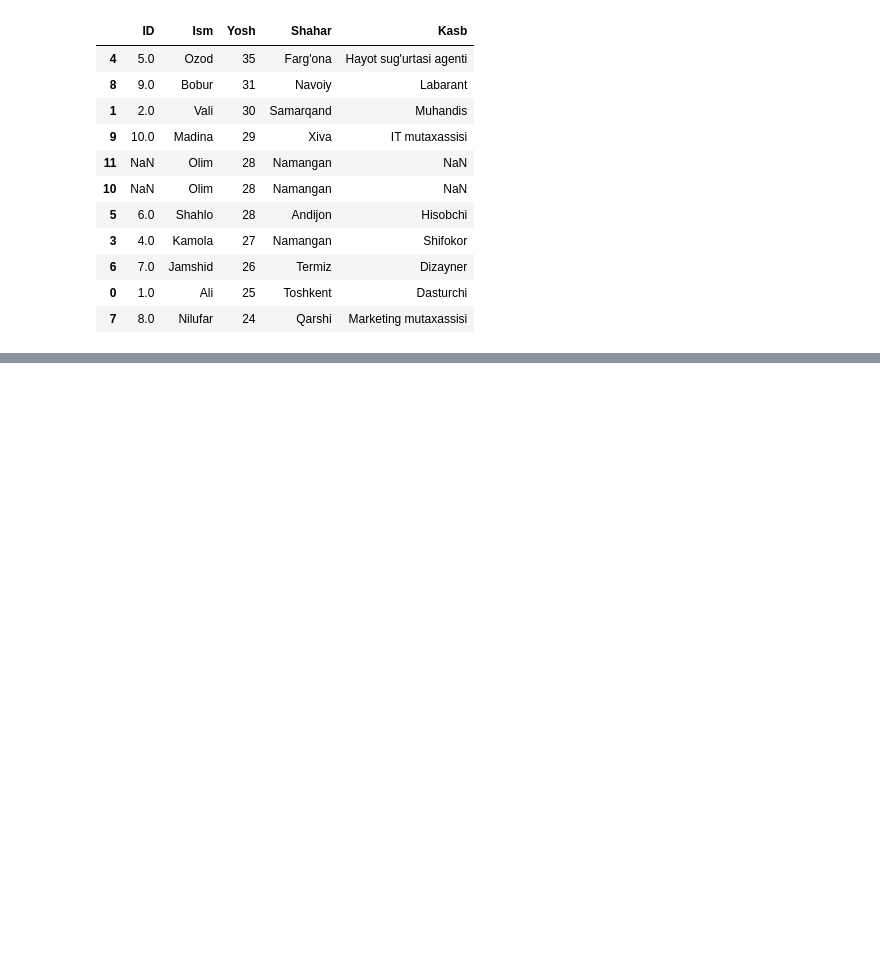
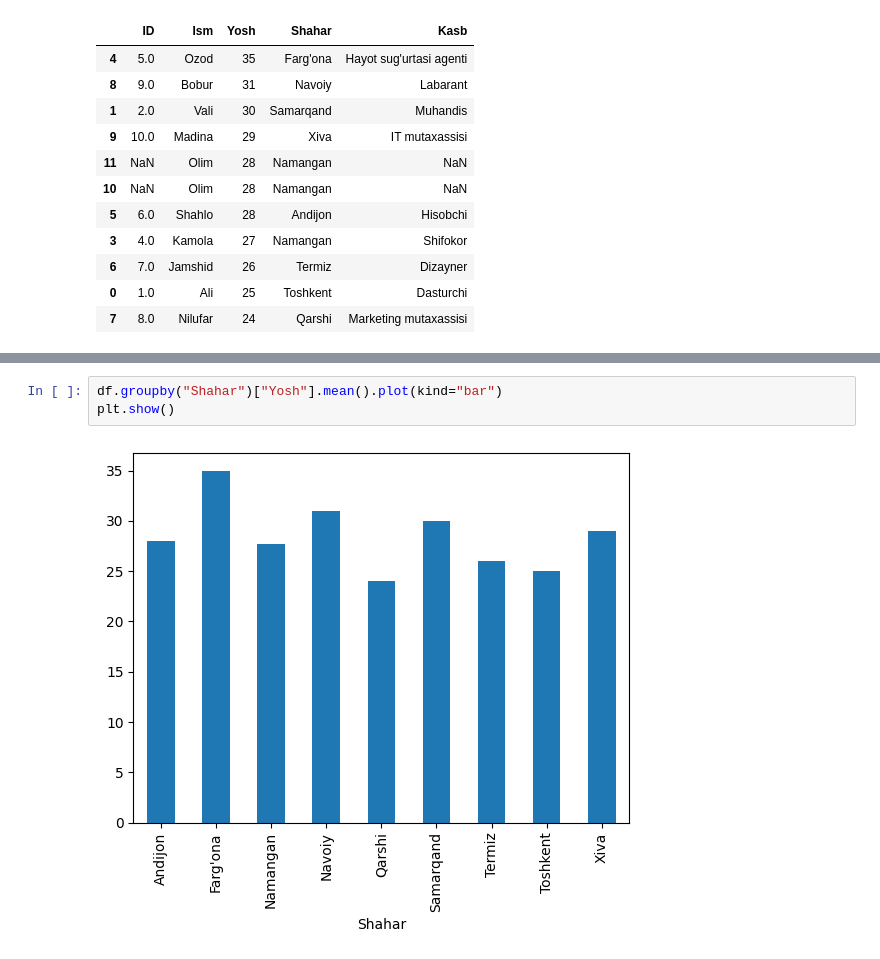
Before and after one commit to ZoyidjonNasretdinov/pandas-turtorial, a Jupyter notebook: main.ipynb, the cells around one changed output, grey strips where cells are left out. Cells and saved outputs as stored; diff of their text form; blank space fills up the shorter version.

```diff
--- a/main.ipynb
+++ b/main.ipynb
@@ -308,0 +313,5 @@ ModuleNotFoundError: No module named 'matplotlib'
+# %%
+df.groupby("Shahar")["Yosh"].mean().plot(kind="bar")
+plt.show()
+# %% [output]
+[figure, added]
```
Also changed, not shown: parts of 2 cells of this notebook.
